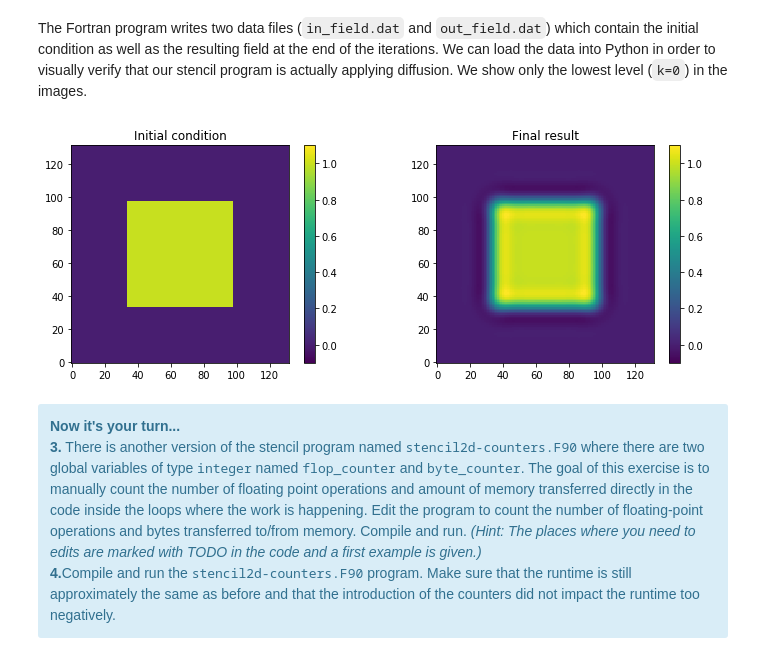
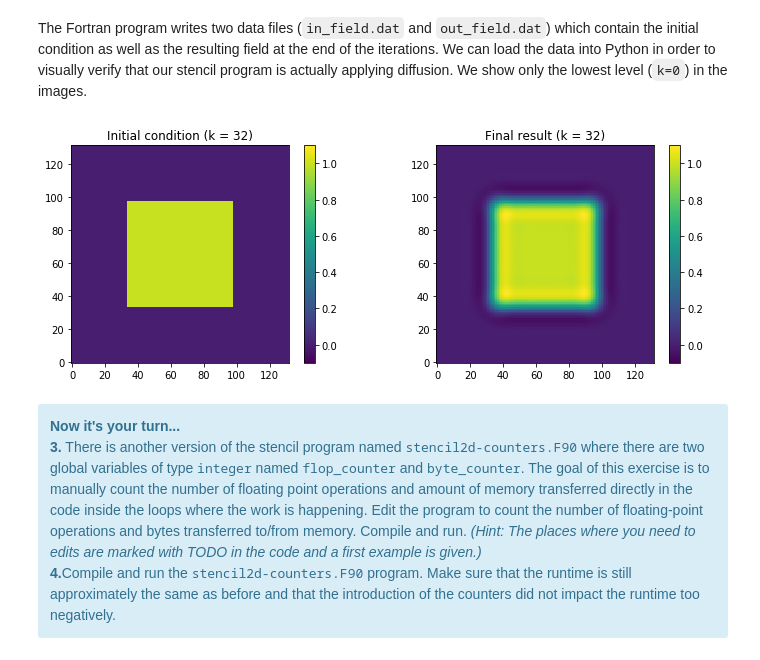
Before and after one commit to ofuhrer/HPC4WC, a Jupyter notebook: day1/02-stencil-program.ipynb, the cells around one changed output. Cells and saved outputs as stored; diff of their text form; code cells hidden in the pictures.

```diff
--- a/day1/02-stencil-program.ipynb
+++ b/day1/02-stencil-program.ipynb
@@ -70,18 +73,27 @@ def read_field_from_file(filename, num_halo=None):
         return np.reshape(data[offset:], (nz, ny, nx))
     else:
         return np.reshape(data[offset:], (ny, nx))
+
+def validate_results():
+    fig, axs = plt.subplots(1, 2, figsize=(12, 4))
+
+    in_field = read_field_from_file('in_field.dat')
+    k_lev = in_field.shape[0] // 2
+    im1 = axs[0].imshow(in_field[k_lev, :, :], origin='lower', vmin=-0.1, vmax=1.1);
+    fig.colorbar(im1, ax=axs[0]);
+    axs[0].set_title('Initial condition (k = {})'.format(k_lev));
+
+    out_field = read_field_from_file('out_field.dat')
+    k_lev = out_field.shape[0] // 2
+    im2 = axs[1].imshow(out_field[k_lev, :, :], origin='lower', vmin=-0.1, vmax=1.1);
+    fig.colorbar(im2, ax=axs[1]);
+    axs[1].set_title('Final result (k = {})'.format(k_lev));
+
+    plt.show()
-# %%
-in_field = read_field_from_file('in_field.dat')
-out_field = read_field_from_file('out_field.dat')
-fig, axs = plt.subplots(1, 2, figsize=(12, 4))
-im1 = axs[0].imshow(in_field[0, :, :], origin='lower', vmin=-0.1, vmax=1.1);
-fig.colorbar(im1, ax=axs[0]);
-axs[0].set_title('Initial condition');
-im2 = axs[1].imshow(out_field[0, :, :], origin='lower', vmin=-0.1, vmax=1.1);
-fig.colorbar(im2, ax=axs[1]);
-axs[1].set_title('Final result');
-# %% [output]
-[figure, removed]
+# %%
+validate_results()
+# %% [output]
+[figure, added]
 # %% [markdown]
 <div class="alert alert-block alert-info">
 <b>Now it's your turn...</b><br>
```
Also changed, not shown: parts of 4 cells of this notebook, 6 other files.
